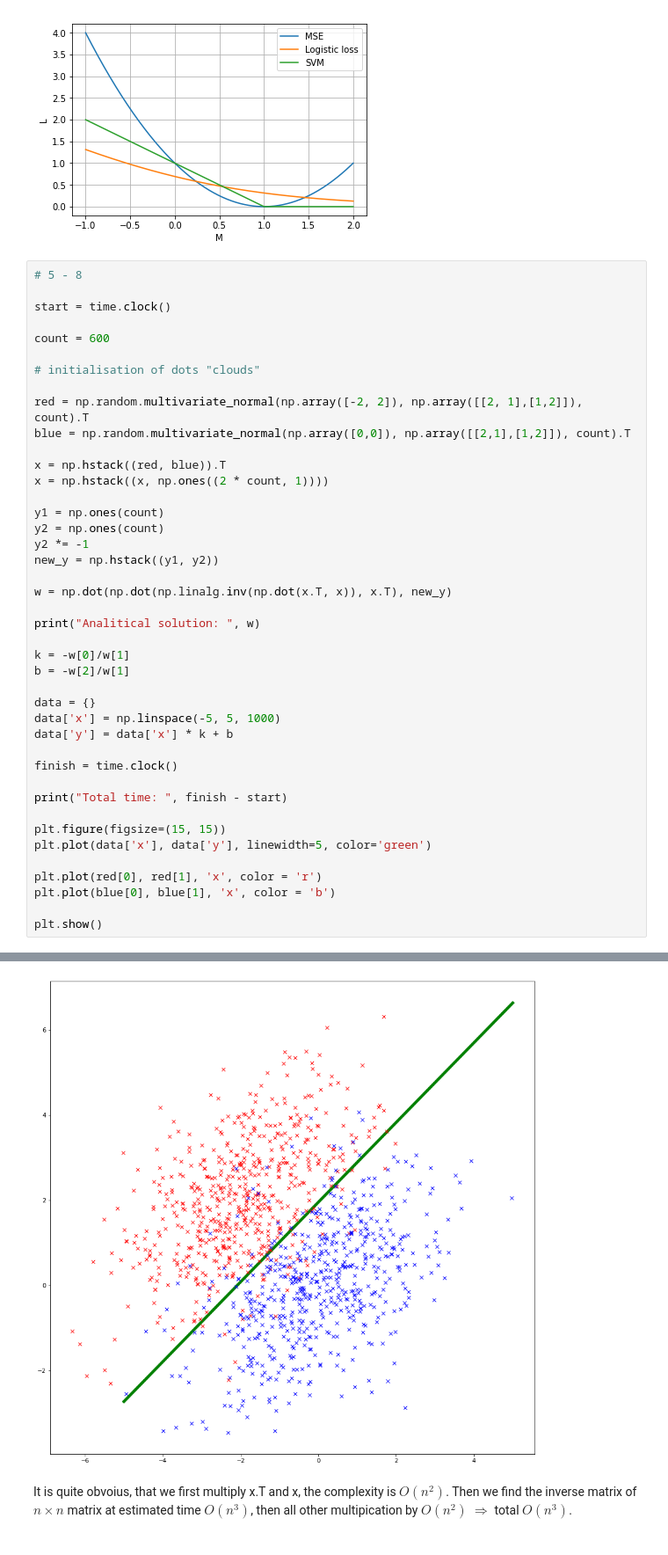
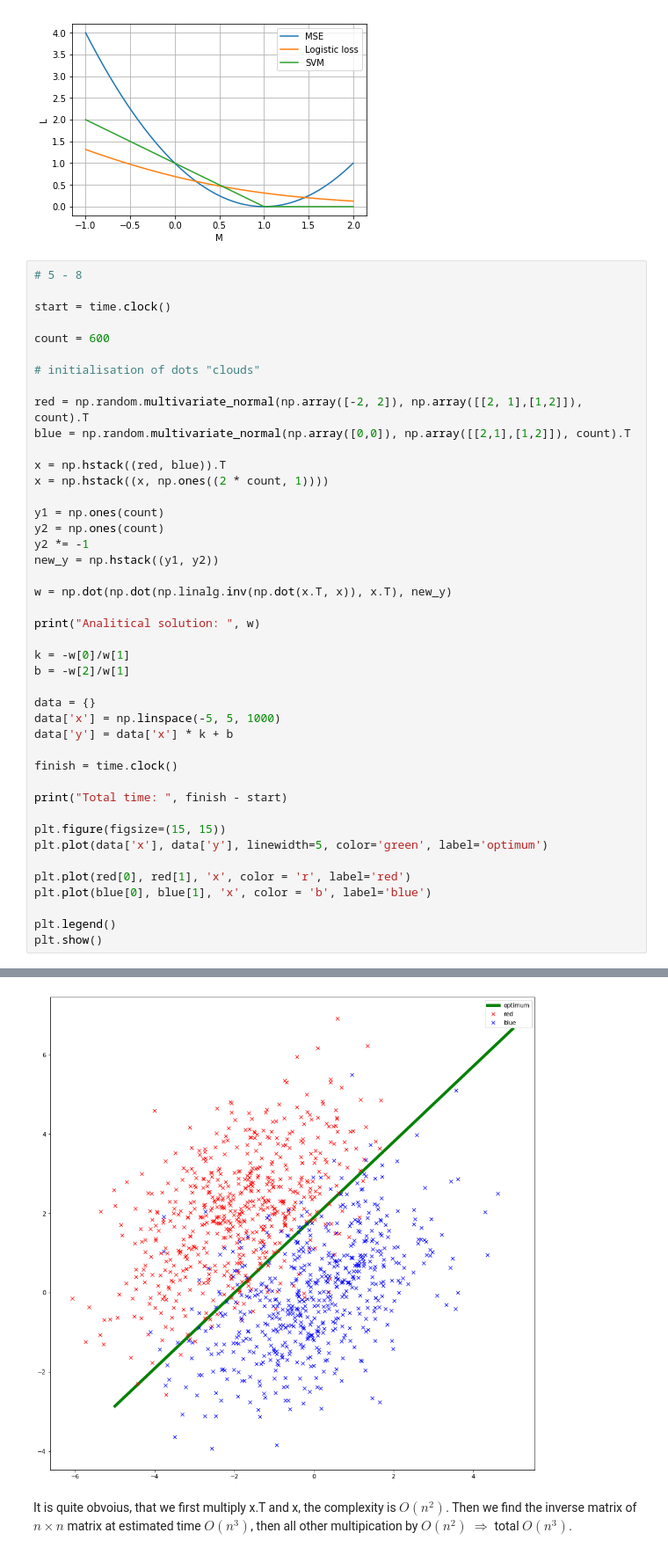
Before and after one commit to birshert/Darin, a Jupyter notebook: labs_/Birshert Alexey DARIN LAB-1.ipynb, the cells around one changed output, grey strips where cells are left out. Shown at 88% size. Saved outputs shown, nothing was run; the diff lists cells and outputs as text.

```diff
--- a/labs_/Birshert Alexey DARIN LAB-1.ipynb
+++ b/labs_/Birshert Alexey DARIN LAB-1.ipynb
@@ -390,10 +390,11 @@ finish = time.clock()
 print("Total time: ", finish - start)
 
 plt.figure(figsize=(15, 15))
-plt.plot(data['x'], data['y'], linewidth=5, color='green')
+plt.plot(data['x'], data['y'], linewidth=5, color='green', label='optimum')
 
-plt.plot(red[0], red[1], 'x', color = 'r')
-plt.plot(blue[0], blue[1], 'x', color = 'b')
+plt.plot(red[0], red[1], 'x', color = 'r', label='red')
+plt.plot(blue[0], blue[1], 'x', color = 'b', label='blue')
 
+plt.legend()
 plt.show()
 # %% [output]
@@ -402,4 +403,4 @@ Total time:  0.006958000000004461
-[figure, old version]
+[figure, new version]
 # %% [markdown]
 It is quite obvoius, that we first multiply x.T and x, the complexity is $O(n^2)$. Then we find the inverse matrix of $n \times n$ matrix at estimated time $O(n^3)$, then all other multipication by $O(n^2)$ $\Rightarrow$ total $O(n^3)$.
 # %% [markdown]
```
Also changed, not shown: parts of 4 cells of this notebook.
